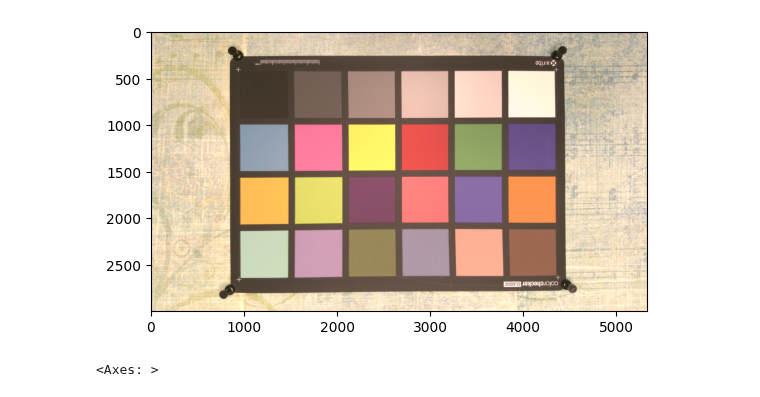
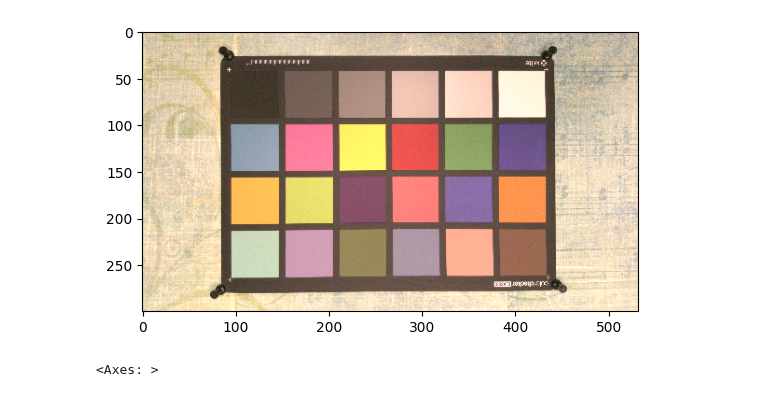
Before and after one commit to biswajit-github-2022/RKMVERI_2ND, a Jupyter notebook: class/ML/ML_project/work/main.ipynb, the cells around one changed output. Drawn from its saved outputs; the diff is of its cells as text; code cells hidden in the pictures.

```diff
--- a/class/ML/ML_project/work/main.ipynb
+++ b/class/ML/ML_project/work/main.ipynb
@@ -5,24 +5,24 @@ import numpy as np
 # %%
 import rasterio
 from rasterio.plot import show
 
 # Define the path to the image file
 image_path = '/home/biswajitrana/Downloads/Data/Noisy_Data/0003_NOISY_SRGB_010.PNG'  # Change the file format accordingly
 
 # Define the desired matrix size
-desired_width = 5328
-desired_height = 3000
+desired_width = 532
+desired_height = 300
 
 # Open the image file with the desired size
 with rasterio.open(image_path) as src:
     # Read the image data with the specified size
     image = src.read(
         out_shape=(src.count, desired_height, desired_width),
         resampling=rasterio.enums.Resampling.nearest
     )
 
 # Plot the image
 show(image)
 # %% [output]
-[figure, old version]
+[figure, new version]
 <Axes: >
```
